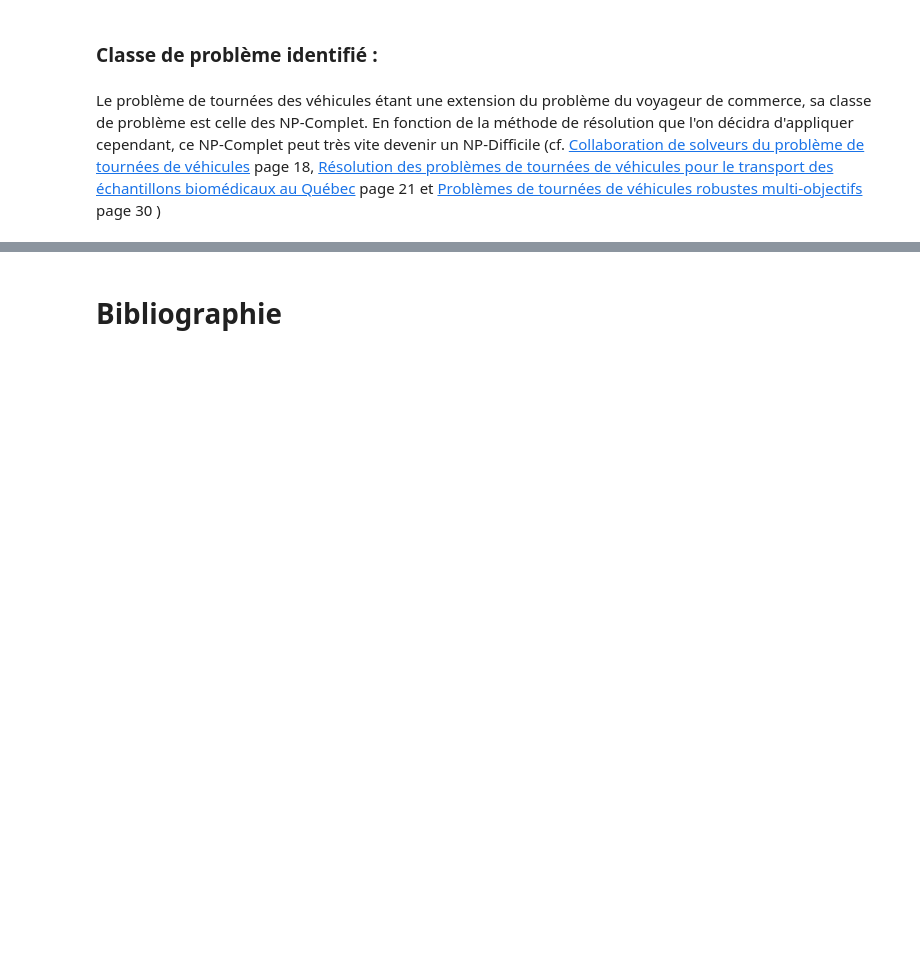
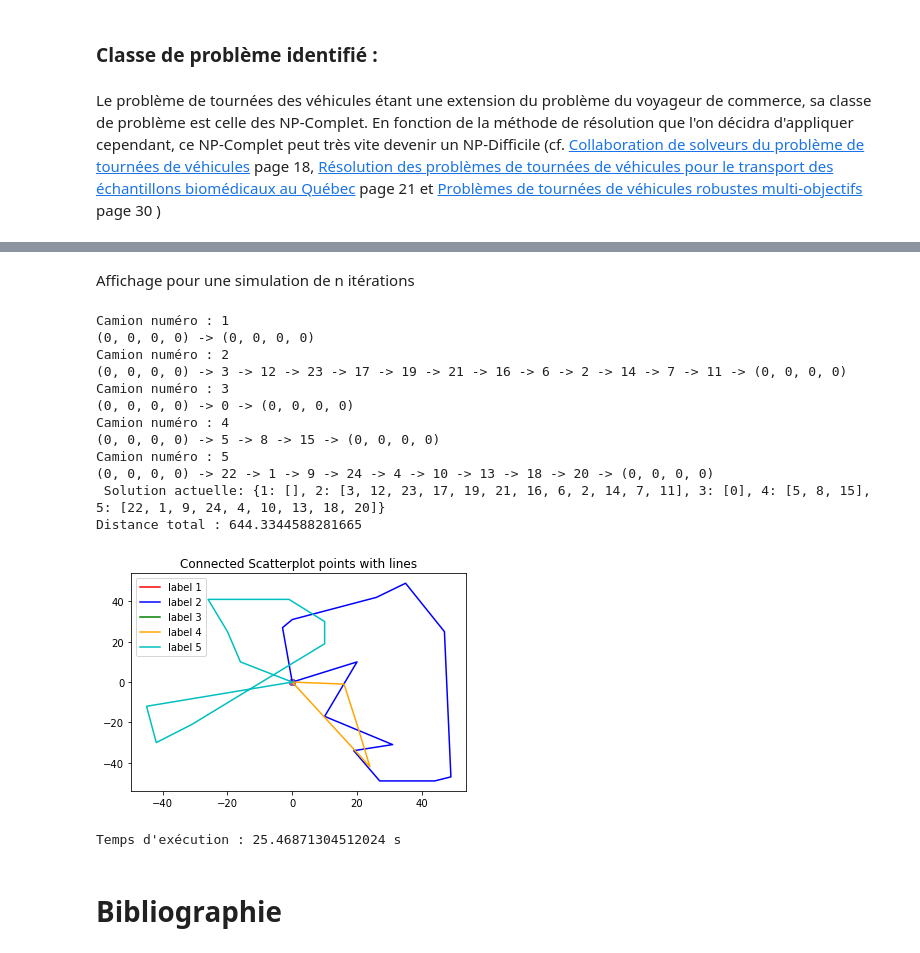
Before and after one commit to xMimilou/advanced_algorithm, a Jupyter notebook: Livrable 1 - Modélisation.ipynb, the cells around one changed output, grey strips where cells are left out. Saved outputs shown, nothing was run; the diff lists cells and outputs as text; code cells hidden in the pictures; blank space fills up the shorter version.

```diff
--- a/Livrable 1 - Modélisation.ipynb
+++ b/Livrable 1 - Modélisation.ipynb
@@ -110,3 +440,38 @@ Plusieurs pistes ont été identifiées pour pouvoir permettre une résolution
+# %% [markdown]
+Affichage pour une simulation de n itérations
+# %%
+start = time.time()
+random.seed(a=5)
+nb_starts = 100
+val_max: list[list[int]] = {1 : [-1]}
+for iter in range(nb_starts):
+    solution_initiale = generate_random_solution(truck_container(), coord_city)
+    val, courants, meilleurs_courants = tabu_search(solution_initiale, size_tabu, iter_max)
+    #print(total_distance(val))
+    if total_distance(val) < total_distance(val_max):
+        val_max = val
+        #print(val_max)
+    #print(iter)
+#print(total_distance(val_max))
+display_result(val_max)
+end = time.time()
+elapsed = end - start
+print(f'Temps d\'exécution : {elapsed} s')
+# %% [output]
+Camion numéro : 1
+(0, 0, 0, 0) -> (0, 0, 0, 0)
+Camion numéro : 2
+(0, 0, 0, 0) -> 3 -> 12 -> 23 -> 17 -> 19 -> 21 -> 16 -> 6 -> 2 -> 14 -> 7 -> 11 -> (0, 0, 0, 0)
+Camion numéro : 3
+(0, 0, 0, 0) -> 0 -> (0, 0, 0, 0)
+Camion numéro : 4
+(0, 0, 0, 0) -> 5 -> 8 -> 15 -> (0, 0, 0, 0)
+Camion numéro : 5
+(0, 0, 0, 0) -> 22 -> 1 -> 9 -> 24 -> 4 -> 10 -> 13 -> 18 -> 20 -> (0, 0, 0, 0)
+ Solution actuelle: {1: [], 2: [3, 12, 23, 17, 19, 21, 16, 6, 2, 14, 7, 11], 3: [0], 4: [5, 8, 15], 5: [22, 1, 9, 24, 4, 10, 13, 18, 20]}
+Distance total : 644.3344588281665
+[figure, added]
+Temps d'exécution : 25.46871304512024 s
 # %% [markdown]
 # Bibliographie
 # %% [markdown]
```
Also changed, not shown: parts of 26 cells of this notebook.
